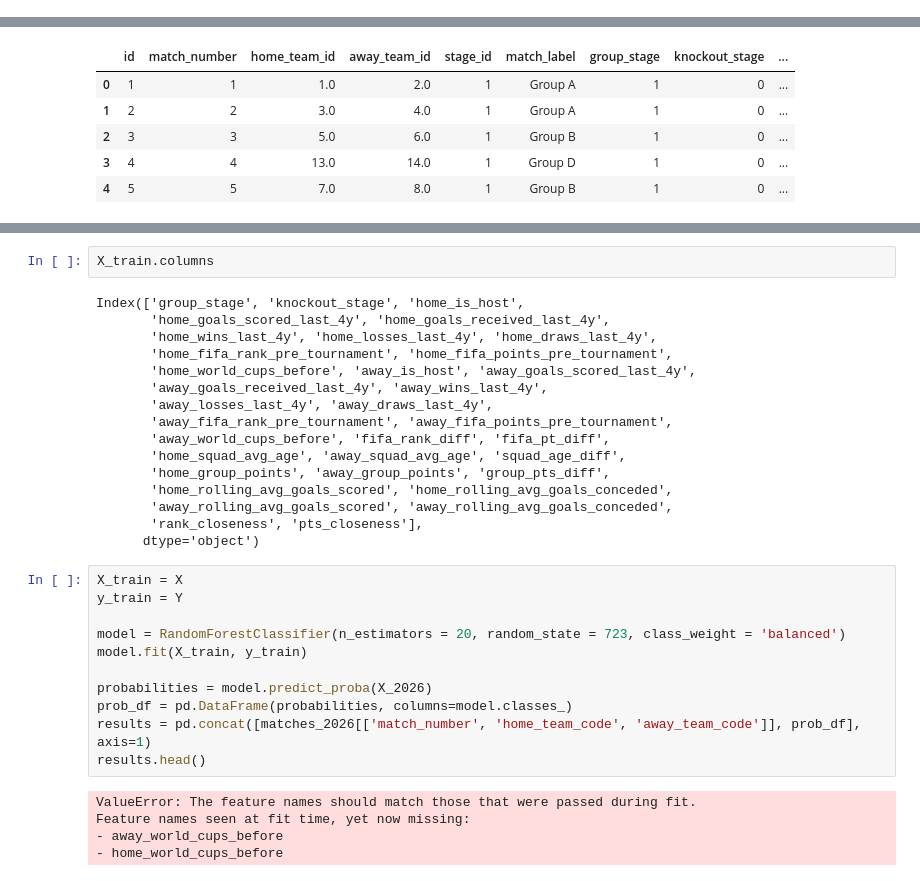
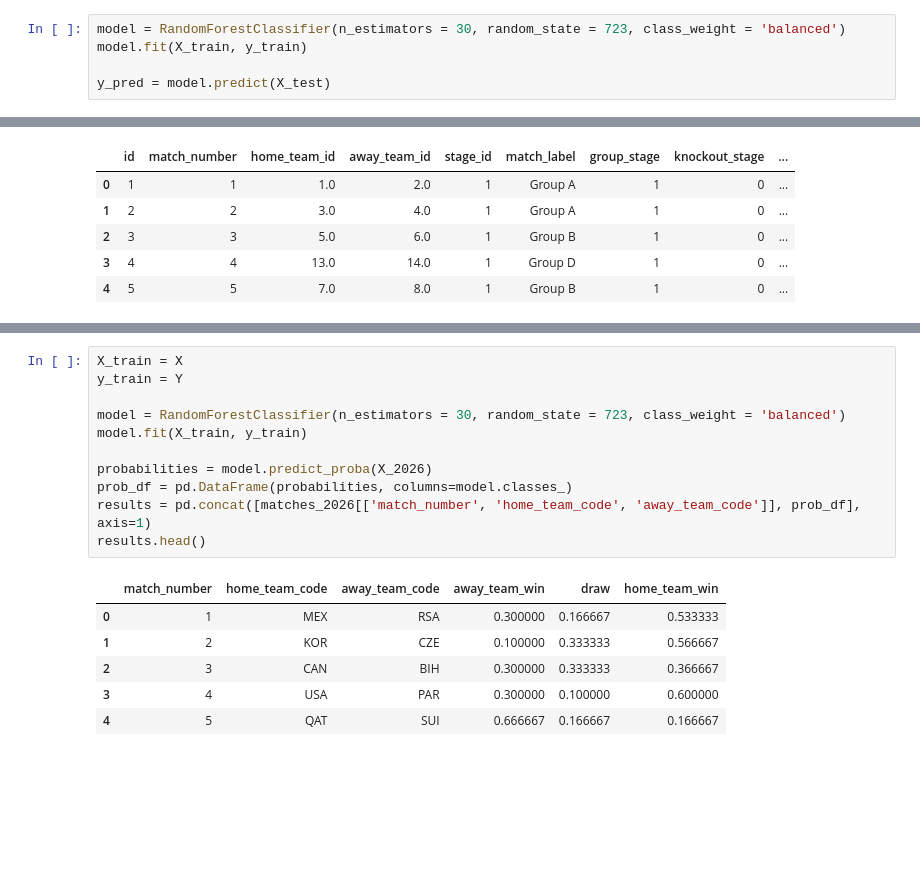
Before and after one commit to tonyinarula/World-Cup-2026-Predictive-Analysis, a Jupyter notebook: analysis.ipynb, the cells around one changed output, grey strips where cells are left out. Saved outputs shown, nothing was run; the diff lists cells and outputs as text; blank space fills up the shorter version.

```diff
--- a/analysis.ipynb
+++ b/analysis.ipynb
@@ -1128,3 +1118,8 @@ n_estimators = 30:
+# %%
+model = RandomForestClassifier(n_estimators = 30, random_state = 723, class_weight = 'balanced')
+model.fit(X_train, y_train)
+
+y_pred = model.predict(X_test)
 # %%
 kaggle_2026 = pd.read_csv('data/test.csv')[[
     'version',
@@ -1369,35 +1300,19 @@ X_2026.head()
-# %%
-X_train.columns
-# %% [output]
-Index(['group_stage', 'knockout_stage', 'home_is_host',
-       'home_goals_scored_last_4y', 'home_goals_received_last_4y',
-       'home_wins_last_4y', 'home_losses_last_4y', 'home_draws_last_4y',
-       'home_fifa_rank_pre_tournament', 'home_fifa_points_pre_tournament',
-       'home_world_cups_before', 'away_is_host', 'away_goals_scored_last_4y',
-       'away_goals_received_last_4y', 'away_wins_last_4y',
-       'away_losses_last_4y', 'away_draws_last_4y',
-       'away_fifa_rank_pre_tournament', 'away_fifa_points_pre_tournament',
-       'away_world_cups_before', 'fifa_rank_diff', 'fifa_pt_diff',
-       'home_squad_avg_age', 'away_squad_avg_age', 'squad_age_diff',
-       'home_group_points', 'away_group_points', 'group_pts_diff',
-       'home_rolling_avg_goals_scored', 'home_rolling_avg_goals_conceded',
-       'away_rolling_avg_goals_scored', 'away_rolling_avg_goals_conceded',
-       'rank_closeness', 'pts_closeness'],
-      dtype='object')
 # %%
 X_train = X
 y_train = Y
 
-model = RandomForestClassifier(n_estimators = 20, random_state = 723, class_weight = 'balanced')
+model = RandomForestClassifier(n_estimators = 30, random_state = 723, class_weight = 'balanced')
 model.fit(X_train, y_train)
 
 probabilities = model.predict_proba(X_2026)
 prob_df = pd.DataFrame(probabilities, columns=model.classes_)
 results = pd.concat([matches_2026[['match_number', 'home_team_code', 'away_team_code']], prob_df], axis=1)
 results.head()
 # %% [output]
-ValueError: The feature names should match those that were passed during fit.
-Feature names seen at fit time, yet now missing:
-- away_world_cups_before
-- home_world_cups_before
+|  | match_number | home_team_code | away_team_code | away_team_win | draw | home_team_win |
+| 0 | 1 | MEX | RSA | 0.300000 | 0.166667 | 0.533333 |
+| 1 | 2 | KOR | CZE | 0.100000 | 0.333333 | 0.566667 |
+| 2 | 3 | CAN | BIH | 0.300000 | 0.333333 | 0.366667 |
+| 3 | 4 | USA | PAR | 0.300000 | 0.100000 | 0.600000 |
+| 4 | 5 | QAT | SUI | 0.666667 | 0.166667 | 0.166667 |
 # %%
```
Also changed, not shown: parts of 30 cells of this notebook.
